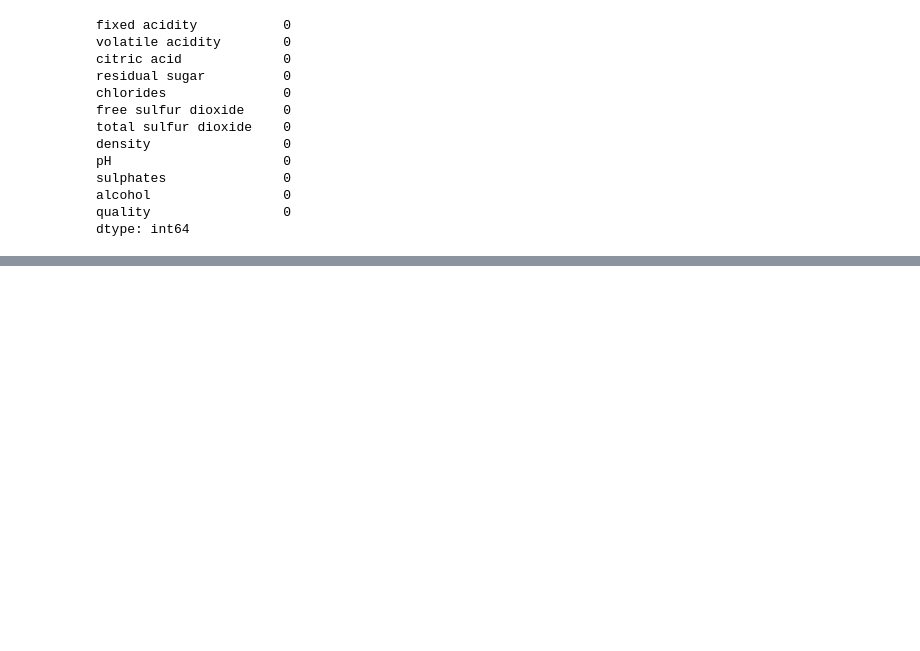
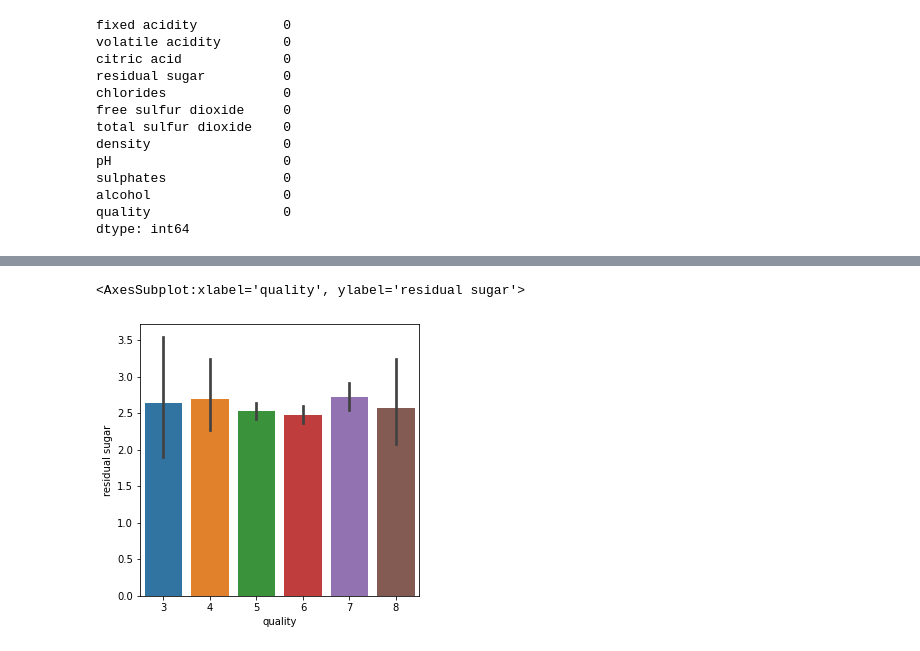
Before and after one commit to AhorIsaac/ml-wine-quality-pred, a Jupyter notebook: wine-qual-pred.ipynb, the cells around one changed output, grey strips where cells are left out. Saved outputs shown, nothing was run; the diff lists cells and outputs as text; code cells hidden in the pictures; blank space fills up the shorter version.

```diff
--- a/wine-qual-pred.ipynb
+++ b/wine-qual-pred.ipynb
@@ -45,0 +79,7 @@ dtype: int64
+# %%
+# -- residual sugar vs quality
+plot = plt.figure(figsize=(5, 5))
+sns.barplot(x='quality', y='residual sugar', data=wine_dataset)
+# %% [output]
+<AxesSubplot:xlabel='quality', ylabel='residual sugar'>
+[figure, added]
```
Also changed, not shown: parts of 4 cells of this notebook.
